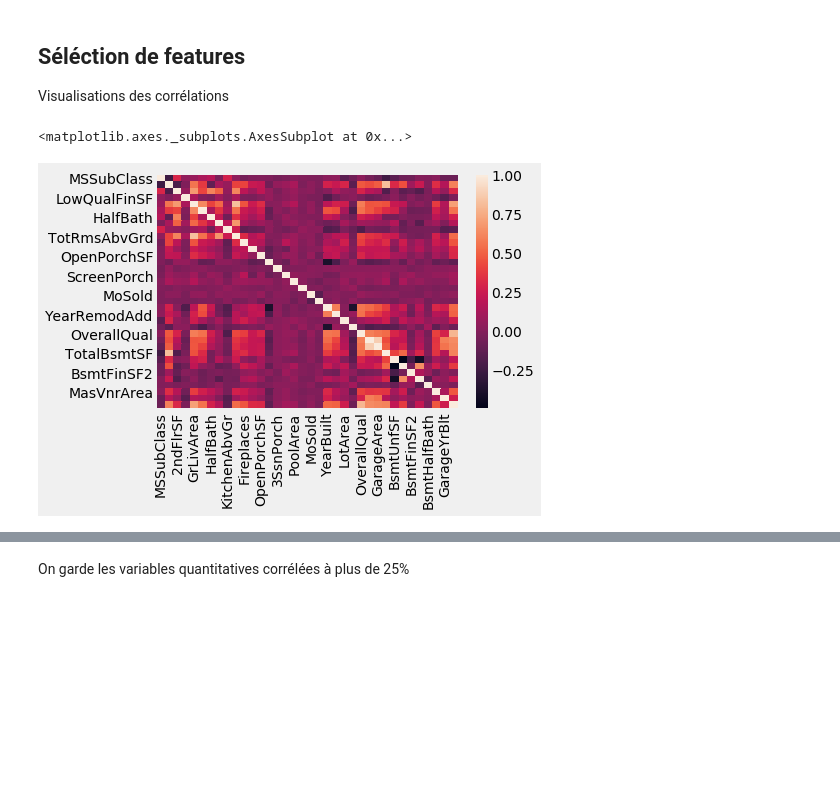
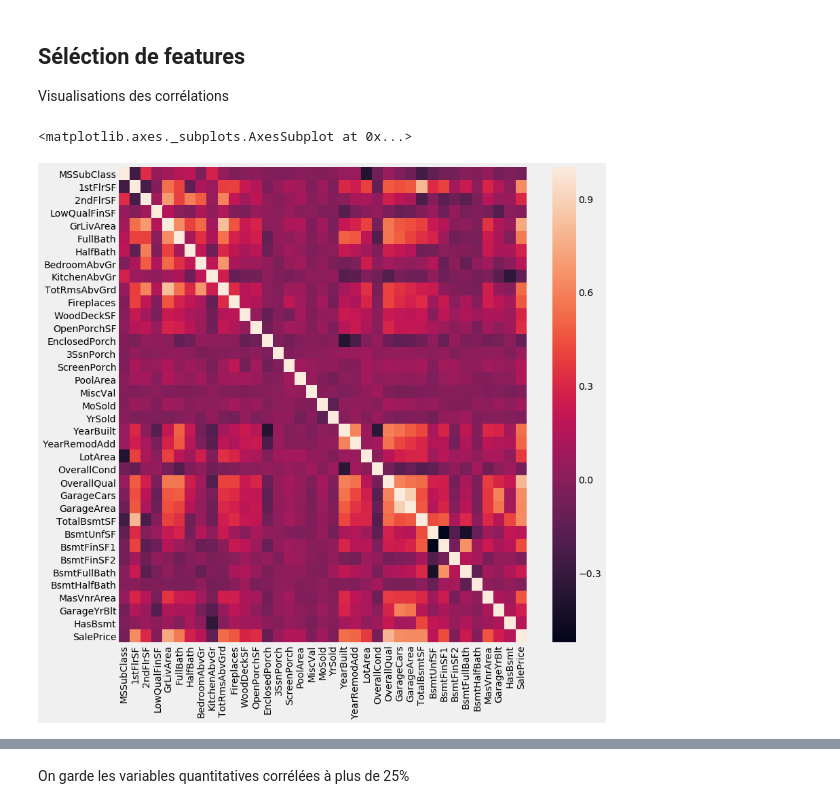
Before and after one commit to June-So/House-Price-Project, a Jupyter notebook: linear_regression.ipynb, the cells around one changed output, grey strips where cells are left out. Cells and saved outputs as stored; diff of their text form; code cells hidden in the pictures; blank space fills up the shorter version.

```diff
--- a/linear_regression.ipynb
+++ b/linear_regression.ipynb
@@ -72,8 +61,4 @@ Le nombre de valeurs manquantes sont les mêmes pour les variables *Garage_*. Le
 On décide de remplacer les n/a qualitatifs par un label "N/A"
 # %%
-# cols_replace_na_cat = ["GarageCond","GarageType","GarageFinish","GarageQual"]
-# df_train[cols_replace_na_cat] = df_train[cols_replace_na_cat].fillna('N/A')
+cols_replace_na_cat = ["GarageCond","GarageType","GarageFinish","GarageQual"]
+df_inter[cols_replace_na_cat] = df_inter[cols_replace_na_cat].fillna('N/A')
-# %%
-cols_replace_na_cat = ["GarageCond","GarageType","GarageFinish","GarageQual"]
-for i in cols_replace_na_cat:
-    df_inter[i].fillna('N/A', inplace=True)
@@ -80,4 +67,3 @@ for i in cols_replace_na_cat:
 # %%
-cols_replace_na_num =cols_replace_na_num =['GarageCars','GarageYrBlt','MasVnrArea','GarageArea','BsmtFinSF1','TotalBsmtSF']
-for i in cols_replace_na_num:
-    df_inter[i].fillna(0, inplace=True)
+cols_replace_na_num =['GarageCars','GarageYrBlt','MasVnrArea','GarageArea','BsmtFinSF1','TotalBsmtSF']
+df_inter[cols_replace_na_num] = df_inter[cols_replace_na_num].fillna(0)
@@ -83,0 +77,3 @@ for i in cols_replace_na_num:
+# %%
+df_inter['HasBsmt'] = df_inter['TotalBsmtSF'] > 0
+#view_correlations(df_inter,'TotalBsmtSF')
@@ -101,10 +134,11 @@ train_clean = pd.merge(train_clean, y_train.to_frame(), left_index=True, right_i
 ## Séléction de features
 Visualisations des corrélations
 # %%
+plt.figure(figsize=(12,12))
 sns.heatmap(train_clean.corr())
 # %% [output]
 <matplotlib.axes._subplots.AxesSubplot at 0x...>
-[figure, old version]
+[figure, new version]
 # %%
 view_one_correlation(train_clean,'SalePrice',figsize=(3,10))
 # %% [output]
```
Also changed, not shown: parts of 36 cells of this notebook, 2 other files.
